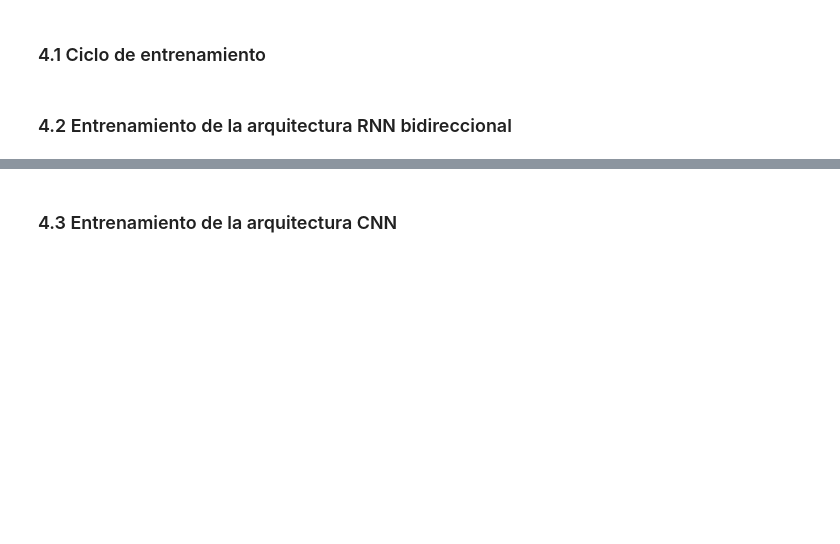
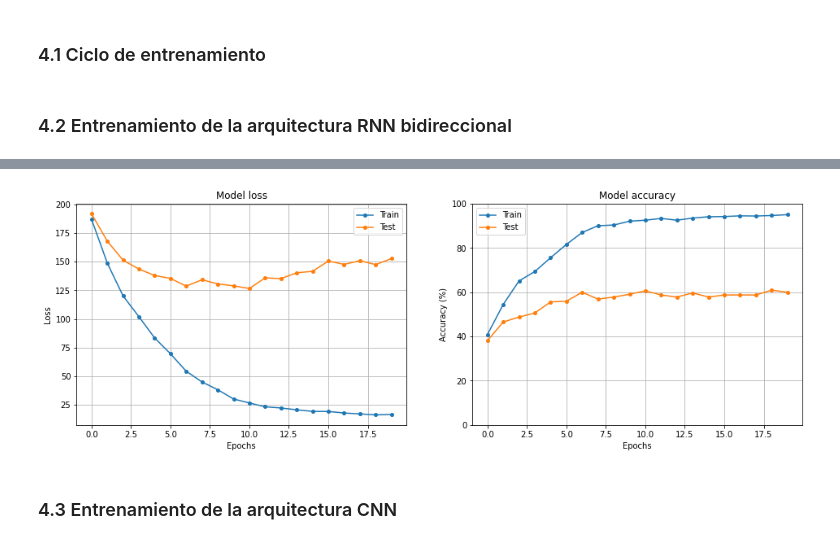
Before and after one commit to DanielAlonsoBastos/AprendizajeProfundo, a Jupyter notebook: tarea2-cnn-recurrentes-transferencia/3_ucf11.ipynb, the cells around one changed output, grey strips where cells are left out. Cells and saved outputs as stored; diff of their text form; code cells hidden in the pictures; blank space fills up the shorter version.

```diff
--- a/tarea2-cnn-recurrentes-transferencia/3_ucf11.ipynb
+++ b/tarea2-cnn-recurrentes-transferencia/3_ucf11.ipynb
@@ -496,0 +542,4 @@ plot_loss_accuracy(loss_rnnbid, acc_rnnbid)
+# %%
+model_RNNBid_drop = RNN(bidirectional=True, p_drop=0.2)
+loss_rnnbid, acc_rnnbid = train(model_RNNBid_drop, trn_dl, tst_dl,epochs=20,lr=1e-3,
+                        opt='Adam',progress=True)
@@ -497,2 +567,6 @@ plot_loss_accuracy(loss_rnnbid, acc_rnnbid)
+# %%
+plot_loss_accuracy(loss_rnnbid, acc_rnnbid)
+# %% [output]
+[figure, added]
 # %% [markdown]
 ### 4.3 Entrenamiento de la arquitectura CNN
```
Also changed, not shown: parts of 48 cells of this notebook.
